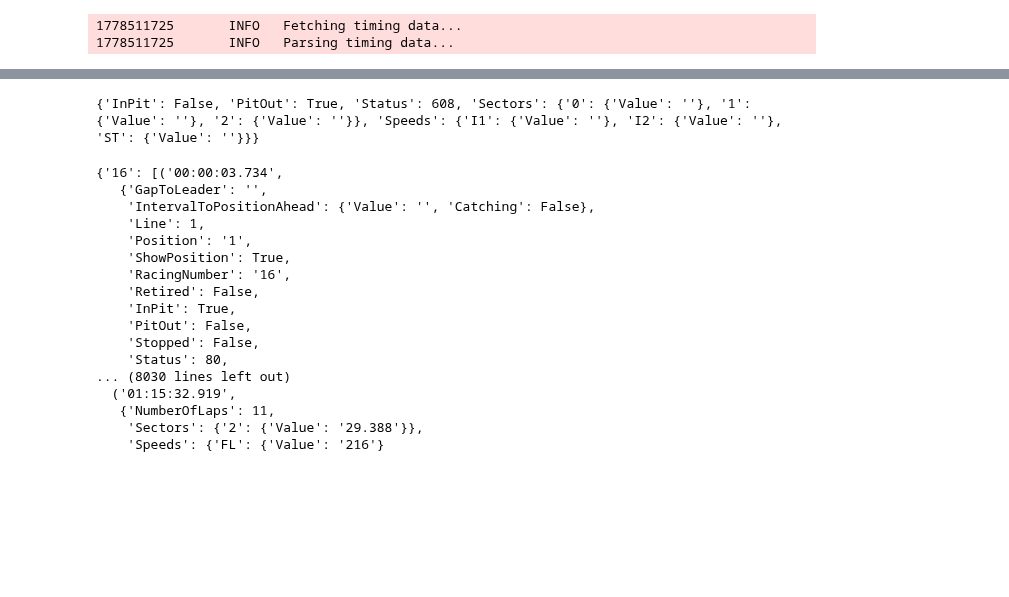
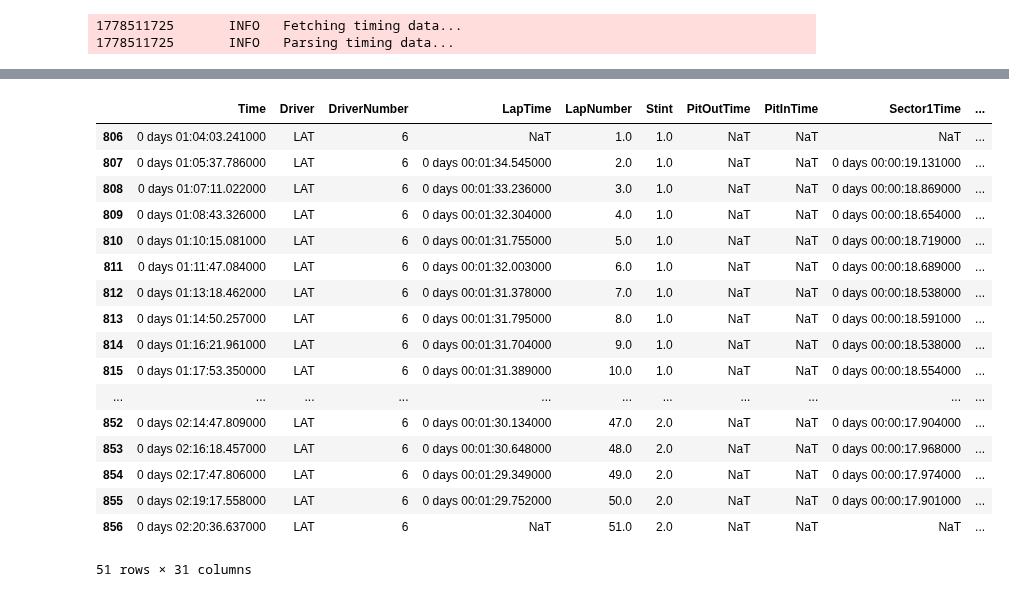
Before and after one commit to GoktugOcal/LiveF1, a Jupyter notebook: ff1_test2.ipynb, the cells around one changed output, grey strips where cells are left out. Cells and saved outputs as stored; diff of their text form; code cells hidden in the pictures; blank space fills up the shorter version.

```diff
--- a/ff1_test2.ipynb
+++ b/ff1_test2.ipynb
@@ -542,26 +536,23 @@ session.load()
-# %%
-for rec in resp_per_driver[drv]:
-    if rec[0] == '02:12:25.875':
-        print(rec[1])
-# %% [output]
-{'InPit': False, 'PitOut': True, 'Status': 608, 'Sectors': {'0': {'Value': ''}, '1': {'Value': ''}, '2': {'Value': ''}}, 'Speeds': {'I1': {'Value': ''}, 'I2': {'Value': ''}, 'ST': {'Value': ''}}}
-# %%
-resp_per_driver
-# %% [output]
-{'16': [('00:00:03.734',
-   {'GapToLeader': '',
-    'IntervalToPositionAhead': {'Value': '', 'Catching': False},
-    'Line': 1,
-    'Position': '1',
-    'ShowPosition': True,
-    'RacingNumber': '16',
-    'Retired': False,
-    'InPit': True,
-    'PitOut': False,
-    'Stopped': False,
-    'Status': 80,
-... (8030 lines left out)
-  ('01:15:32.919',
-   {'NumberOfLaps': 11,
-    'Sectors': {'2': {'Value': '29.388'}},
-    'Speeds': {'FL': {'Value': '216'}
+# %%
+temp_laps = session.laps
+# %%
+temp_laps.pick_driver("6")
+# %% [output]
+|  | Time | Driver | DriverNumber | LapTime | LapNumber | Stint | PitOutTime | PitInTime | Sector1Time | ... |
+| 806 | 0 days 01:04:03.241000 | LAT | 6 | NaT | 1.0 | 1.0 | NaT | NaT | NaT | ... |
+| 807 | 0 days 01:05:37.786000 | LAT | 6 | 0 days 00:01:34.545000 | 2.0 | 1.0 | NaT | NaT | 0 days 00:00:19.131000 | ... |
+| 808 | 0 days 01:07:11.022000 | LAT | 6 | 0 days 00:01:33.236000 | 3.0 | 1.0 | NaT | NaT | 0 days 00:00:18.869000 | ... |
+| 809 | 0 days 01:08:43.326000 | LAT | 6 | 0 days 00:01:32.304000 | 4.0 | 1.0 | NaT | NaT | 0 days 00:00:18.654000 | ... |
+| 810 | 0 days 01:10:15.081000 | LAT | 6 | 0 days 00:01:31.755000 | 5.0 | 1.0 | NaT | NaT | 0 days 00:00:18.719000 | ... |
+| 811 | 0 days 01:11:47.084000 | LAT | 6 | 0 days 00:01:32.003000 | 6.0 | 1.0 | NaT | NaT | 0 days 00:00:18.689000 | ... |
+| 812 | 0 days 01:13:18.462000 | LAT | 6 | 0 days 00:01:31.378000 | 7.0 | 1.0 | NaT | NaT | 0 days 00:00:18.538000 | ... |
+| 813 | 0 days 01:14:50.257000 | LAT | 6 | 0 days 00:01:31.795000 | 8.0 | 1.0 | NaT | NaT | 0 days 00:00:18.591000 | ... |
+| 814 | 0 days 01:16:21.961000 | LAT | 6 | 0 days 00:01:31.704000 | 9.0 | 1.0 | NaT | NaT | 0 days 00:00:18.538000 | ... |
+| 815 | 0 days 01:17:53.350000 | LAT | 6 | 0 days 00:01:31.389000 | 10.0 | 1.0 | NaT | NaT | 0 days 00:00:18.554000 | ... |
+| ... | ... | ... | ... | ... | ... | ... | ... | ... | ... | ... |
+| 852 | 0 days 02:14:47.809000 | LAT | 6 | 0 days 00:01:30.134000 | 47.0 | 2.0 | NaT | NaT | 0 days 00:00:17.904000 | ... |
+| 853 | 0 days 02:16:18.457000 | LAT | 6 | 0 days 00:01:30.648000 | 48.0 | 2.0 | NaT | NaT | 0 days 00:00:17.968000 | ... |
+| 854 | 0 days 02:17:47.806000 | LAT | 6 | 0 days 00:01:29.349000 | 49.0 | 2.0 | NaT | NaT | 0 days 00:00:17.974000 | ... |
+| 855 | 0 days 02:19:17.558000 | LAT | 6 | 0 days 00:01:29.752000 | 50.0 | 2.0 | NaT | NaT | 0 days 00:00:17.901000 | ... |
+| 856 | 0 days 02:20:36.637000 | LAT | 6 | NaT | 51.0 | 2.0 | NaT | NaT | NaT | ... |
+51 rows × 31 columns
```
Also changed, not shown: parts of 4 cells of this notebook, 4 other files.
